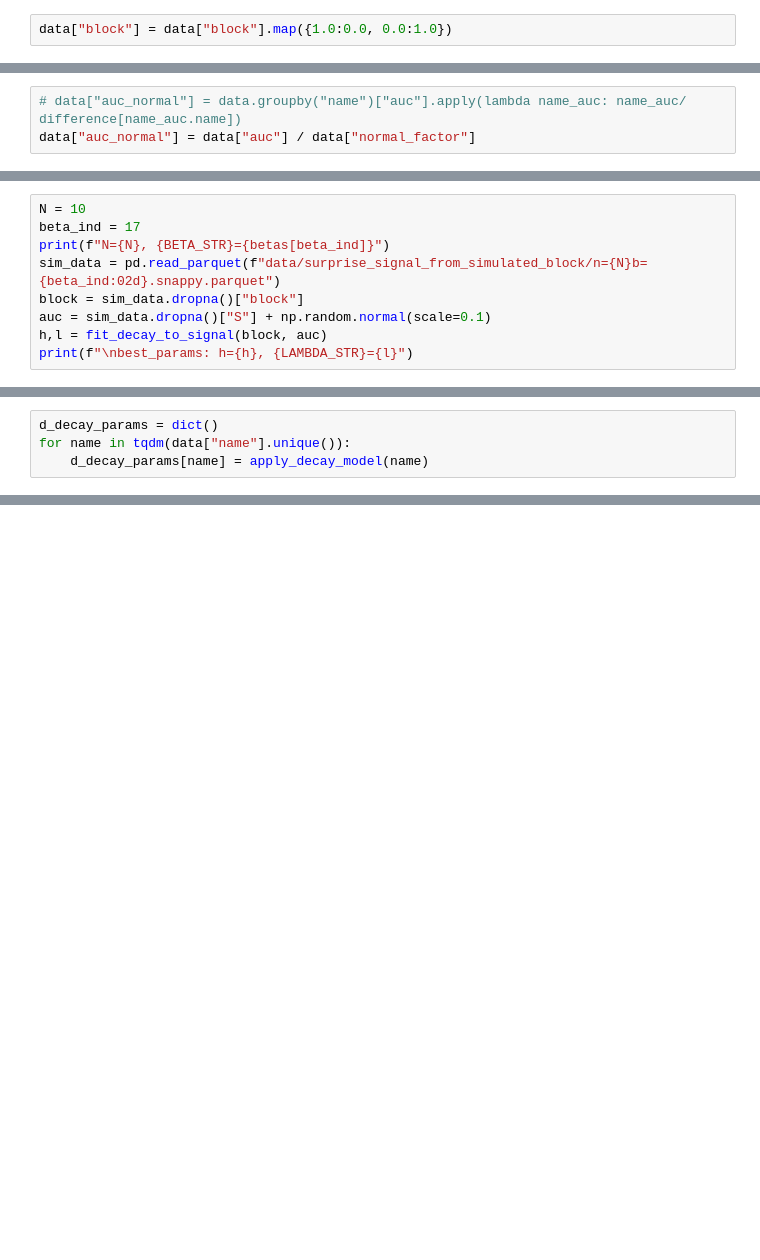
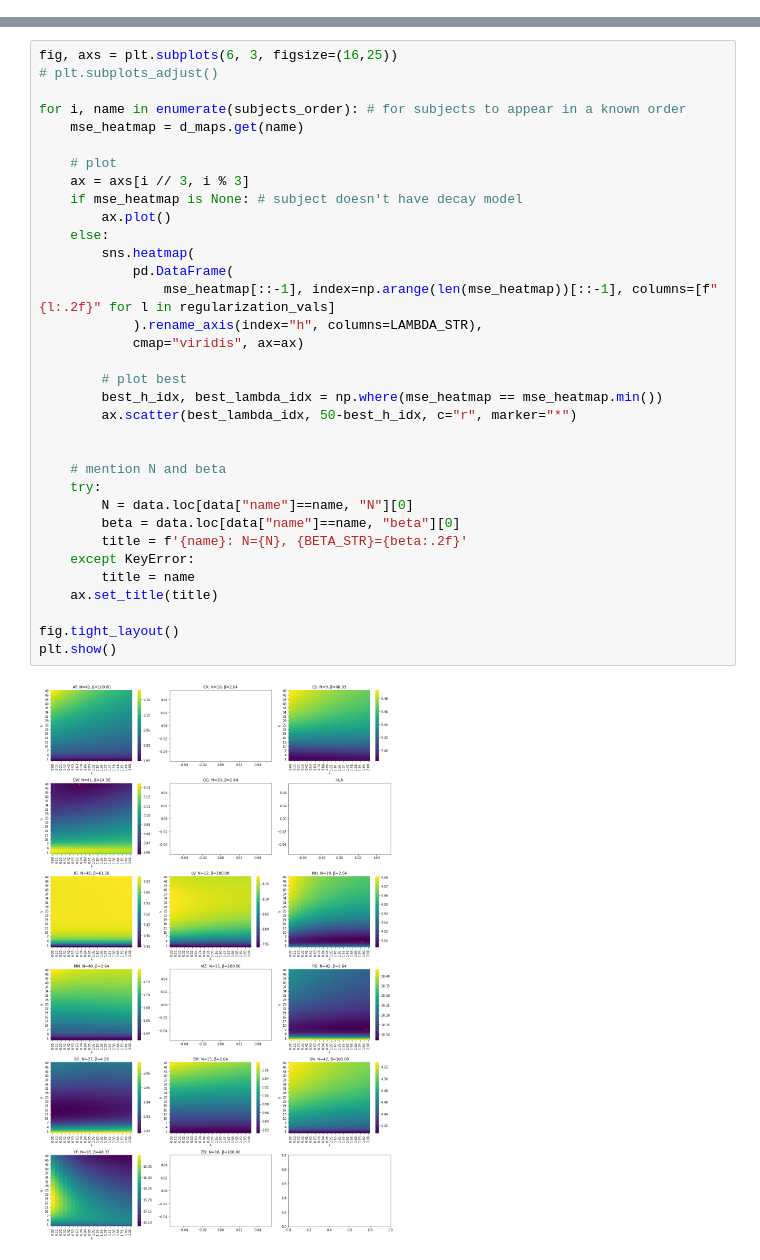
Before and after one commit to yuvfried/seminar-workshop, a Jupyter notebook: notebooks/apply_decay_model_real_data.ipynb, the cells around one changed output, grey strips where cells are left out. Drawn from its saved outputs; the diff is of its cells as text; blank space fills up the shorter version.

```diff
--- a/notebooks/apply_decay_model_real_data.ipynb
+++ b/notebooks/apply_decay_model_real_data.ipynb
@@ -28,2 +49,0 @@ data = pd.read_csv(os.path.join(data_path, "subjects_data.csv"))
-# %%
-data["block"] = data["block"].map({1.0:0.0, 0.0:1.0})
@@ -98,3 +49,0 @@ pd.concat([difference, data.groupby("name")["normal_factor"].first()], axis=1)
-# %%
-# data["auc_normal"] = data.groupby("name")["auc"].apply(lambda name_auc: name_auc/ difference[name_auc.name])
-data["auc_normal"] = data["auc"] / data["normal_factor"]
@@ -178,9 +111,0 @@ AttributeError: 'numpy.ndarray' object has no attribute 'cv_results_'
-# %%
-N = 10
-beta_ind = 17
-print(f"N={N}, {BETA_STR}={betas[beta_ind]}")
-sim_data = pd.read_parquet(f"data/surprise_signal_from_simulated_block/n={N}b={beta_ind:02d}.snappy.parquet")
-block = sim_data.dropna()["block"]
-auc = sim_data.dropna()["S"] + np.random.normal(scale=0.1)
-h,l = fit_decay_to_signal(block, auc)
-print(f"\nbest_params: h={h}, {LAMBDA_STR}={l}")
@@ -217,4 +111,0 @@ ValueError: too many values to unpack (expected 2)
-# %%
-d_decay_params = dict()
-for name in tqdm(data["name"].unique()):
-    d_decay_params[name] = apply_decay_model(name)
@@ -285,0 +112,36 @@ AttributeError: module 'scipy' has no attribute 'io'
+# %%
+fig, axs = plt.subplots(6, 3, figsize=(16,25))
+# plt.subplots_adjust()
+
+for i, name in enumerate(subjects_order): # for subjects to appear in a known order
+    mse_heatmap = d_maps.get(name)
+
+    # plot
+    ax = axs[i // 3, i % 3]
+    if mse_heatmap is None: # subject doesn't have decay model
+        ax.plot()
+    else:
+        sns.heatmap(
+            pd.DataFrame(
+                mse_heatmap[::-1], index=np.arange(len(mse_heatmap))[::-1], columns=[f"{l:.2f}" for l in regularization_vals]
+            ).rename_axis(index="h", columns=LAMBDA_STR),
+            cmap="viridis", ax=ax)
+
+        # plot best
+        best_h_idx, best_lambda_idx = np.where(mse_heatmap == mse_heatmap.min())
+        ax.scatter(best_lambda_idx, 50-best_h_idx, c="r", marker="*")
+
+
+    # mention N and beta
+    try:
+        N = data.loc[data["name"]==name, "N"][0]
+        beta = data.loc[data["name"]==name, "beta"][0]
+        title = f'{name}: N={N}, {BETA_STR}={beta:.2f}'
+    except KeyError:
+        title = name
+    ax.set_title(title)
+
+fig.tight_layout()
+plt.show()
+# %% [output]
+[figure, added]
```
Also changed, not shown: parts of 33 cells of this notebook.
